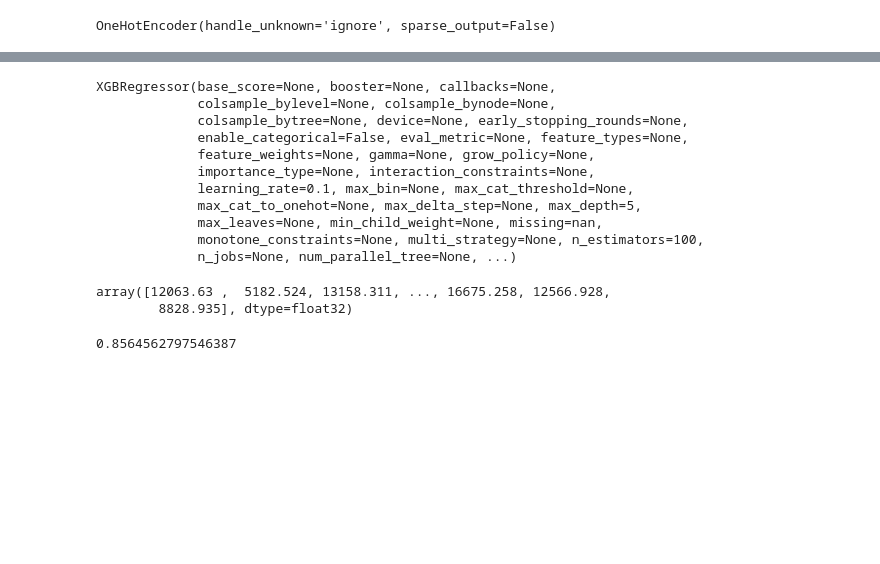
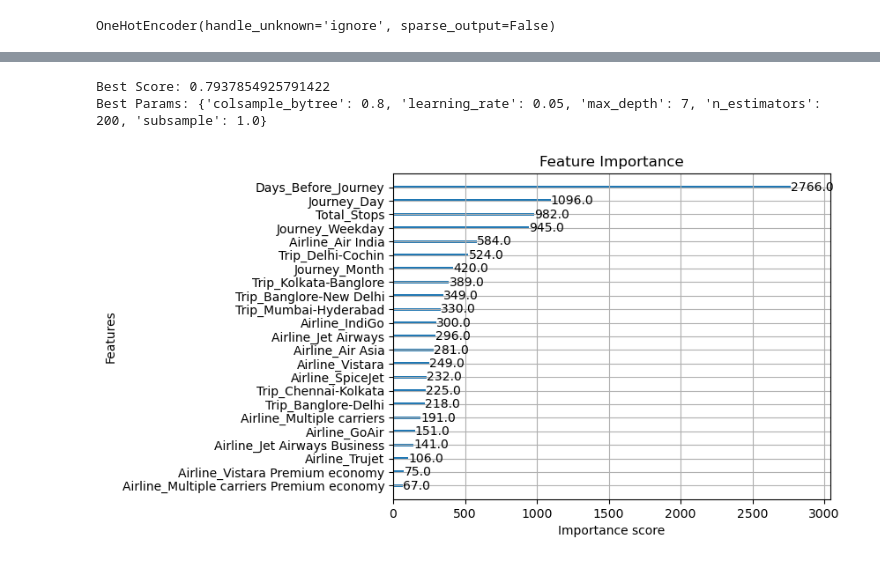
Before and after one commit to priyankasalunkhe10/ML_project, a Jupyter notebook: flight_model.ipynb, the cells around one changed output, grey strips where cells are left out. Drawn from its saved outputs; the diff is of its cells as text; code cells hidden in the pictures; blank space fills up the shorter version.

```diff
--- a/flight_model.ipynb
+++ b/flight_model.ipynb
@@ -124,3 +123,5 @@ df
+# %%
+df.drop(['Date_of_Journey','Booking_date','Trip'],axis=1,inplace=True)
 # %%
 X = df.drop('Price', axis=1)
 y = df['Price']
@@ -129,16 +148,0 @@ X_col = list(X.columns)
-# %%
-from xgboost import XGBRegressor
-model = XGBRegressor(n_estimators=100, learning_rate=0.1, max_depth=5)
-model.fit(X, y)
-# %% [output]
-XGBRegressor(base_score=None, booster=None, callbacks=None,
-             colsample_bylevel=None, colsample_bynode=None,
-             colsample_bytree=None, device=None, early_stopping_rounds=None,
-             enable_categorical=False, eval_metric=None, feature_types=None,
-             feature_weights=None, gamma=None, grow_policy=None,
-             importance_type=None, interaction_constraints=None,
-             learning_rate=0.1, max_bin=None, max_cat_threshold=None,
-             max_cat_to_onehot=None, max_delta_step=None, max_depth=5,
-             max_leaves=None, min_child_weight=None, missing=nan,
-             monotone_constraints=None, multi_strategy=None, n_estimators=100,
-             n_jobs=None, num_parallel_tree=None, ...)
@@ -188,13 +149,34 @@ X_test = df_test[X_col]
-# %%
-yp = model.predict(X_test)
-yp
-# %% [output]
-array([12063.63 ,  5182.524, 13158.311, ..., 16675.258, 12566.928,
-        8828.935], dtype=float32)
-# %%
-model.score(X,y)
-# %% [output]
-0.8564562797546387
+# %%
+from xgboost import XGBRegressor
+from sklearn.model_selection import GridSearchCV
+
+model = XGBRegressor()
+
+param_grid = {
+    'n_estimators': [100, 200],
+    'max_depth': [3, 5, 7],
+    'learning_rate': [0.01, 0.05, 0.1],
+    'subsample': [0.8, 1.0],
+    'colsample_bytree': [0.8, 1.0]
+}
+
+grid = GridSearchCV(model, param_grid, cv=3, scoring='r2')
+grid.fit(X, y)
+
+print("Best Score:", grid.best_score_)
+print("Best Params:", grid.best_params_)
+# %% [output]
+Best Score: 0.7937854925791422
+Best Params: {'colsample_bytree': 0.8, 'learning_rate': 0.05, 'max_depth': 7, 'n_estimators': 200, 'subsample': 1.0}
+# %%
+from xgboost import plot_importance
+import matplotlib.pyplot as plt
+
+plot_importance(grid.best_estimator_)
+plt.title("Feature Importance")
+plt.show()
+# %% [output]
+[figure, added]
 # %%
 import pickle
 # %%
```
Also changed, not shown: parts of 30 cells of this notebook, 5 other files.
